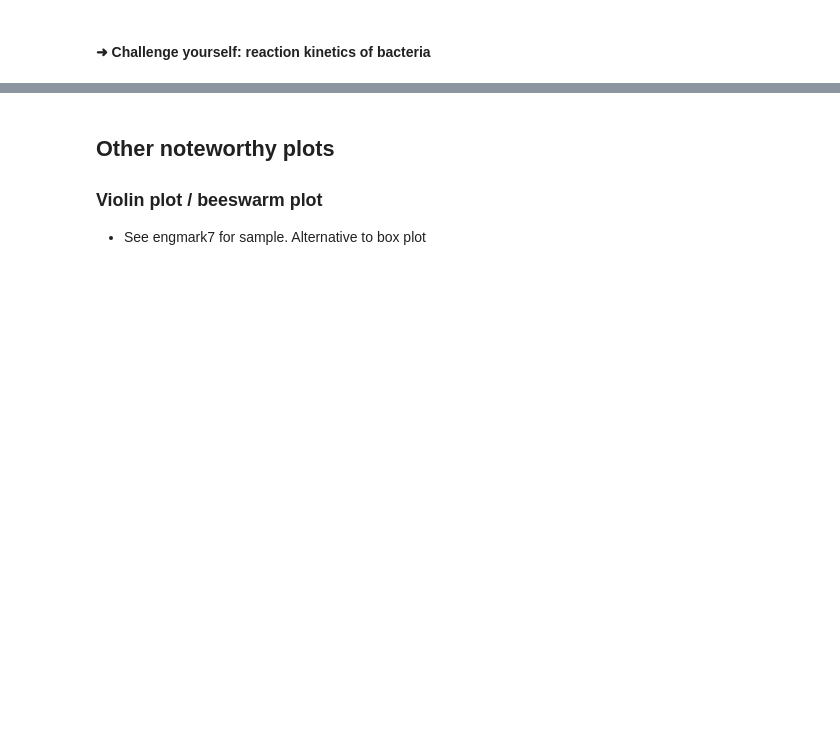
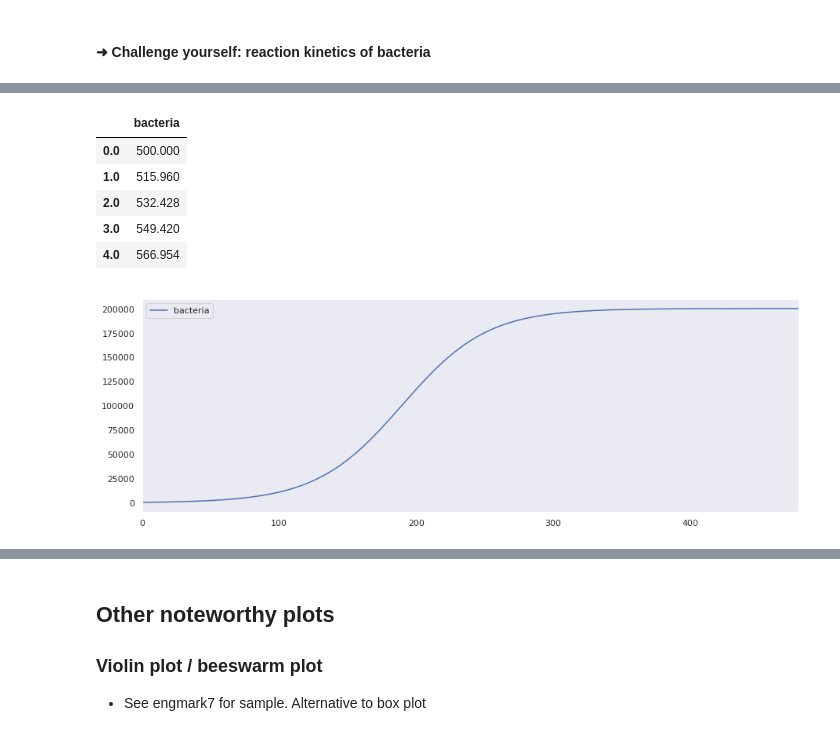
Before and after one commit to kgdunn/python-basic-notebooks, a Jupyter notebook: Module-10-interactive.ipynb, the cells around one changed output, grey strips where cells are left out. Saved outputs shown, nothing was run; the diff lists cells and outputs as text; code cells hidden in the pictures; blank space fills up the shorter version.

Commit message:
Updates to WS10 to add time-series problems

```diff
--- a/Module-10-interactive.ipynb
+++ b/Module-10-interactive.ipynb
@@ -394,0 +400,31 @@ MUST COVER: time-series of stability data from which a database was built on
+# %%
+import numpy as np
+import pandas as pd
+from IPython.display import display
+
+p_initial = 500
+r = 0.032
+a = 1.6E-7
+delta_t = 1       # minutes
+time_final = 8*60
+
+# Create the two outputs of interest
+time = np.arange(start=0.0, stop=time_final, step=delta_t)
+population = np.zeros(time.shape)
+population[0] = p_initial
+
+for idx, t_value in enumerate(time[1:]):
+    population[idx + 1] = population[idx] + delta_t * (r*population[idx] - a * population[idx]**2)
+
+bugs = pd.DataFrame(data = {'bacteria': population}, index=time)
+display(bugs.head())
+ax = bugs.plot(figsize=(15,5))
+ax.grid()
+# %% [output]
+|  | bacteria |
+| 0.0 | 500.000 |
+| 1.0 | 515.960 |
+| 2.0 | 532.428 |
+| 3.0 | 549.420 |
+| 4.0 | 566.954 |
+[figure, added]
```
Also changed, not shown: parts of 8 cells of this notebook.
